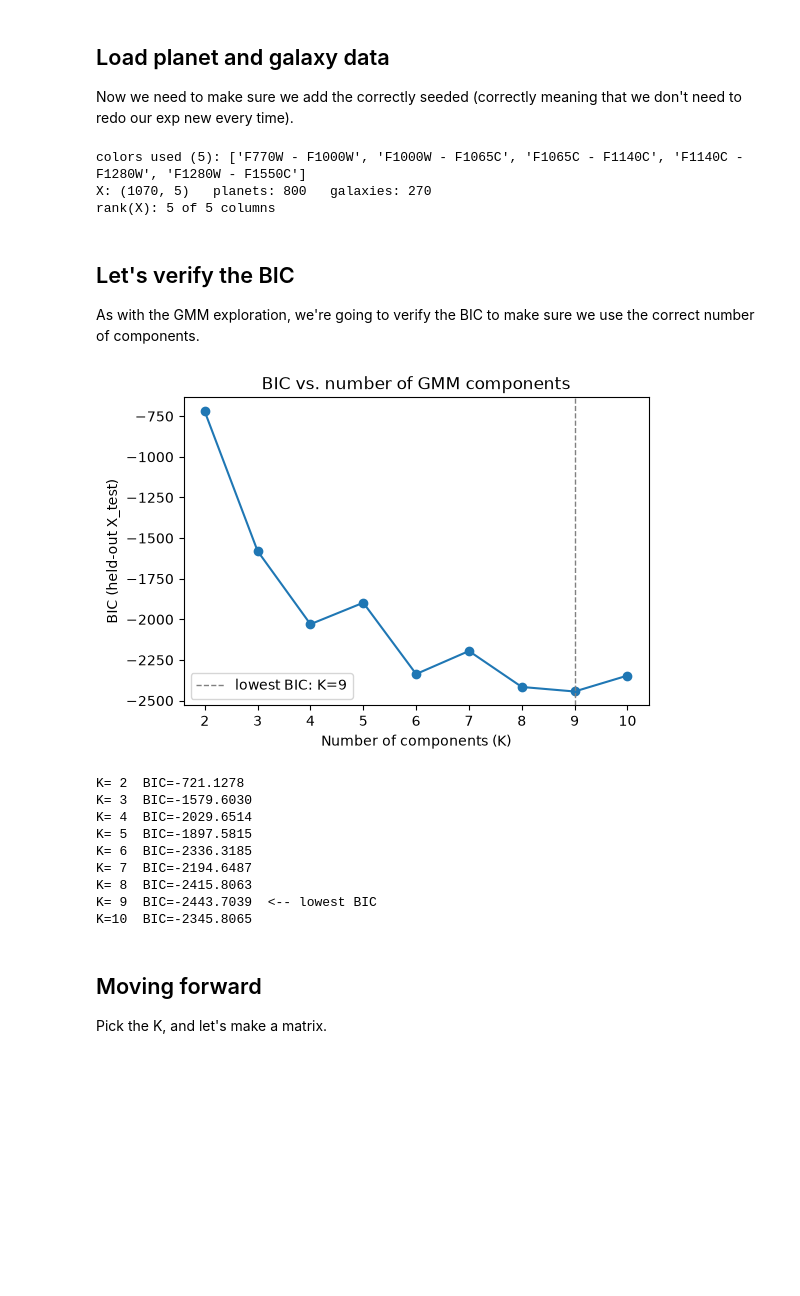
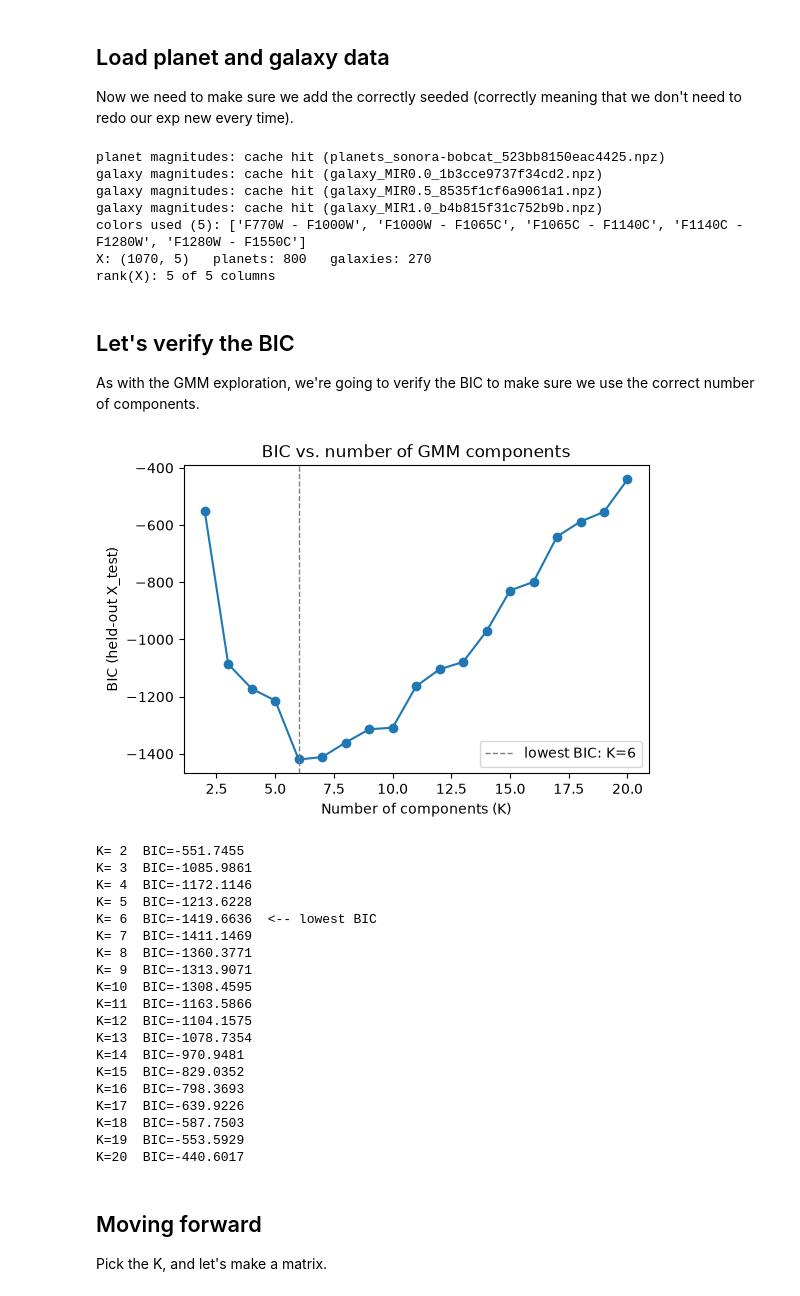
Before and after one commit to mitchell-foote/dwarfhunt, a Jupyter notebook: pop-separation/pop-separation.ipynb, the cells around one changed output. Saved outputs shown, nothing was run; the diff lists cells and outputs as text; code cells hidden in the pictures; blank space fills up the shorter version.

Commit message:
Added reg_covar change, and added a filter search function with a cache.

```diff
--- a/pop-separation/pop-separation.ipynb
+++ b/pop-separation/pop-separation.ipynb
@@ -102,10 +144,15 @@ Number of missing grid points: 0
 
 Now we need to make sure we add the correctly seeded (correctly meaning that we don't need to redo our exp new every time).
 # %%
-bobcat_model = ReadModel('sonora-bobcat')
-bobcat_planets = helpers.generate_planet_arrays(bobcat_model, radius_range=(0.6, 1.3), distance=10, num_samples=800, rng=randomSeed)
+# Magnitudes come from the cache: they are per-filter and independent, so this
+# computes only the filters not already stored and reuses the rest. Adding a
+# filter to TARGET_FILTERS costs that filter alone, not a full recompute, and
+# the planet sample is stored alongside so a filter added later is guaranteed to
+# describe the same objects.
+bobcat_planets = photometry.planet_magnitudes(
+    "sonora-bobcat", TARGET_FILTERS,
+    num_samples=800, radius_range=(0.6, 1.3), distance=10, rng=randomSeed)
 
-bobcat_planets = helpers.update_planet_flux_and_magnitude(bobcat_model, bobcat_planets, TARGET_FILTERS)
 bobcat_planets = helpers.add_color_columns(bobcat_planets, FILTER_LABELS)
 # Pass COLOR_NAMES explicitly: the default is "every 'A - B' key present", which
 # would hand back all C(n, 2) pairwise colors and also leave the column order at
@@ -117,11 +164,20 @@ names, colors = helpers.color_color_matrix(bobcat_planets, COLOR_NAMES)
 # without re-hardcoding the three files a second time.
 GALAXY_AGN_FRACTIONS = (0.0, 0.5, 1.0)
 
-AGN_00_data = galaxy_helpers.galaxy_color_color_data_k15(paths.galaxy_template('K15_templates/MIR_library/MIR0.0.txt'), filter_names=TARGET_FILTERS)
-AGN_05_data = galaxy_helpers.galaxy_color_color_data_k15(paths.galaxy_template('K15_templates/MIR_library/MIR0.5.txt'), filter_names=TARGET_FILTERS)
-AGN_10_data = galaxy_helpers.galaxy_color_color_data_k15(paths.galaxy_template('K15_templates/MIR_library/MIR1.0.txt'), filter_names=TARGET_FILTERS)
+GALAXY_TEMPLATE_FILES = ("MIR0.0.txt", "MIR0.5.txt", "MIR1.0.txt")
 
-all_galaxy_data = [AGN_00_data, AGN_05_data, AGN_10_data]
+# Cached the same way, then colours added through planets.color_pairs -- the same
+# primitive the planet side uses, so the "A - B" keys line up on both sides by
+# construction rather than by coincidence.
+all_galaxy_data = []
+for _fname in GALAXY_TEMPLATE_FILES:
+    _g = dict(photometry.galaxy_magnitudes(
+        paths.galaxy_template(f"K15_templates/MIR_library/{_fname}"), TARGET_FILTERS))
+    _g.update(helpers.color_pairs(
+        {lab: _g[f"mag_{lab}"] for lab in FILTER_LABELS}, order=FILTER_LABELS))
+    all_galaxy_data.append(_g)
+
+AGN_00_data, AGN_05_data, AGN_10_data = all_galaxy_data
 
 # Drive the loop off the resolved column list, not len(TARGET_FILTERS). Those two
 # agree only at n=3 (C(3, 2) == 3), which is why this read correctly in
@@ -176,6 +232,10 @@ idx = np.arange(len(X))
 X_train, X_test, Y_train, Y_test, idx_train, idx_test = train_test_split(
     X, Y, idx, stratify=Y, random_state=0)
 # %% [output]
+planet magnitudes: cache hit (planets_sonora-bobcat_523bb8150eac4425.npz)
+galaxy magnitudes: cache hit (galaxy_MIR0.0_1b3cce9737f34cd2.npz)
+galaxy magnitudes: cache hit (galaxy_MIR0.5_8535f1cf6a9061a1.npz)
+galaxy magnitudes: cache hit (galaxy_MIR1.0_b4b815f31c752b9b.npz)
 colors used (5): ['F770W - F1000W', 'F1000W - F1065C', 'F1065C - F1140C', 'F1140C - F1280W', 'F1280W - F1550C']
 X: (1070, 5)   planets: 800   galaxies: 270
 rank(X): 5 of 5 columns
@@ -184,38 +244,50 @@ rank(X): 5 of 5 columns
 
 As with the GMM exploration, we're going to verify the BIC to make sure we use the correct number of components.
 # %%
-K_candidates = range(2, 11)
+K_candidates = K_CANDIDATES
 bic_scores = []
 for k in K_candidates:
-    candidate = GMMClassifier(n_components=k, random_state=0).fit(X_train, Y_train)
+    candidate = GMMClassifier(n_components=k, random_state=0,
+                              reg_covar=REG_COVAR).fit(X_train, Y_train)
     bic_scores.append(candidate.bic(X_test))
 
 best_k = K_candidates[int(np.argmin(bic_scores))]
+warn_if_k_at_edge(best_k, K_candidates, " in the BIC sweep")
 
 fig, ax = plt.subplots(figsize=(6, 4))
 ax.plot(list(K_candidates), bic_scores, marker="o")
 ax.axvline(best_k, color="0.5", linestyle="--", linewidth=1,
            label=f"lowest BIC: K={best_k}")
 ax.set_xlabel("Number of components (K)")
 ax.set_ylabel("BIC (held-out X_test)")
 ax.set_title("BIC vs. number of GMM components")
 ax.legend()
 plt.show()
 
 for k, bic_val in zip(K_candidates, bic_scores):
     flag = "  <-- lowest BIC" if k == best_k else ""
     print(f"K={k:2d}  BIC={bic_val:9.4f}{flag}")
 # %% [output]
-[figure, old version]
+[figure, new version]
-K= 2  BIC=-721.1278
-K= 3  BIC=-1579.6030
-K= 4  BIC=-2029.6514
-K= 5  BIC=-1897.5815
-K= 6  BIC=-2336.3185
-K= 7  BIC=-2194.6487
-K= 8  BIC=-2415.8063
-K= 9  BIC=-2443.7039  <-- lowest BIC
-K=10  BIC=-2345.8065
+K= 2  BIC=-551.7455
+K= 3  BIC=-1085.9861
+K= 4  BIC=-1172.1146
+K= 5  BIC=-1213.6228
+K= 6  BIC=-1419.6636  <-- lowest BIC
+K= 7  BIC=-1411.1469
+K= 8  BIC=-1360.3771
+K= 9  BIC=-1313.9071
+K=10  BIC=-1308.4595
+K=11  BIC=-1163.5866
+K=12  BIC=-1104.1575
+K=13  BIC=-1078.7354
+K=14  BIC=-970.9481
+K=15  BIC=-829.0352
+K=16  BIC=-798.3693
+K=17  BIC=-639.9226
+K=18  BIC=-587.7503
+K=19  BIC=-553.5929
+K=20  BIC=-440.6017
 # %% [markdown]
 ## Moving forward
 
```
Also changed, not shown: parts of 10 cells of this notebook, 7 other files.
